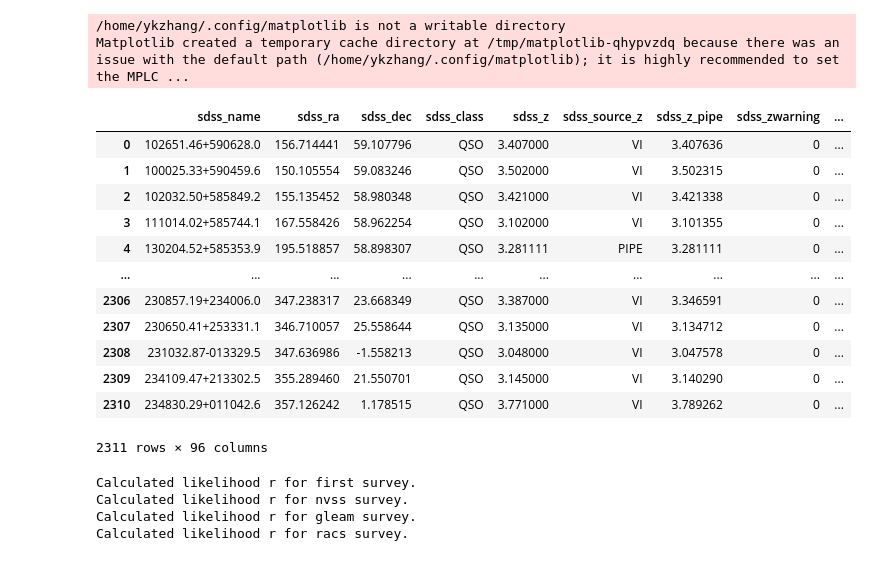
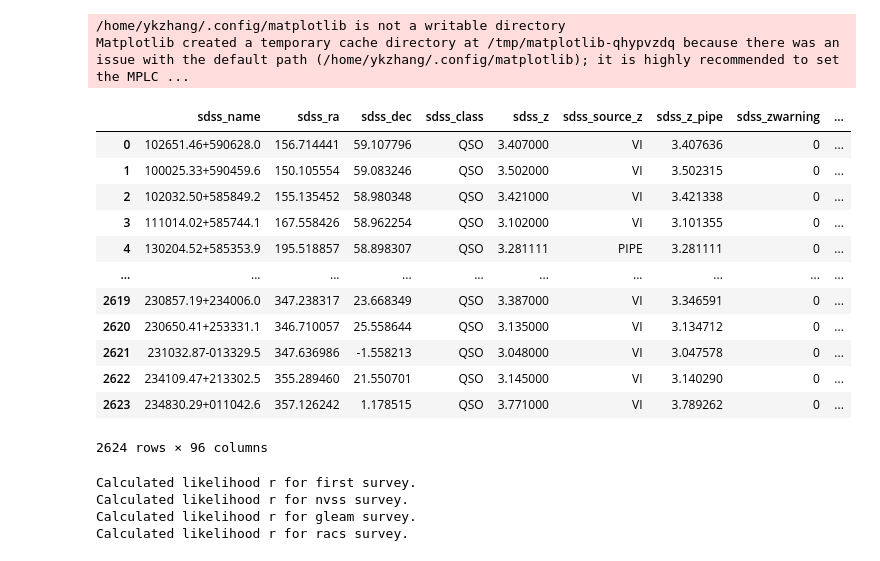
Before and after one commit to ykzhang112233/highz-catalogue, a Jupyter notebook: scripts/0-result_analysis.ipynb, the cells around one changed output. Drawn from its saved outputs; the diff is of its cells as text; code cells hidden in the pictures.

```diff
--- a/scripts/0-result_analysis.ipynb
+++ b/scripts/0-result_analysis.ipynb
@@ -519,36 +519,38 @@ df_ref_a = table_fa.to_pandas()
 # %%
 # select subset with z_reliable_flag == 1 and source_tier_first exist and =1
 # df_z12 = df_fi[df_fi['z_reliable_flag'] <= 2].reset_index(drop=True)
 
 def get_tier_flag(row,column_use):
     tiers = row[[column_use]]
     if any(t == 1 for t in tiers):
         return 'tier_1'
     elif any(t in [2, 3] for t in tiers):
         return 'tier23'
     else:
         return 'none'  # 可选
 def filter_df(df1,df_full,z_flag_lim = 1):
     df1=df1[df1['z_reliable_flag'] <= z_flag_lim].reset_index(drop=True)
-    df_full=df_full[df_full['sdss_name'].isin(df1['sdss_name'])].reset_index(drop=True)
+    df_full=df_full[(df_full['sdss_name'].isin(df1['sdss_name'])) | (df_full['source_tier_first'] == -1) \
+                     | (df_full['source_tier_nvss'] == -1) | (df_full['source_tier_gleam'] == -1) | (df_full['source_tier_racs'] == -1)
+                    ].reset_index(drop=True)
     return df1,df_full
 
 df_good,df_full_good= filter_df(df_fi, df_ref_a, z_flag_lim=2)
 df_full_good
 # %% [output]
 |  | sdss_name | sdss_ra | sdss_dec | sdss_class | sdss_z | sdss_source_z | sdss_z_pipe | sdss_zwarning | ... |
 | 0 | 102651.46+590628.0 | 156.714441 | 59.107796 | QSO | 3.407000 | VI | 3.407636 | 0 | ... |
 | 1 | 100025.33+590459.6 | 150.105554 | 59.083246 | QSO | 3.502000 | VI | 3.502315 | 0 | ... |
 | 2 | 102032.50+585849.2 | 155.135452 | 58.980348 | QSO | 3.421000 | VI | 3.421338 | 0 | ... |
 | 3 | 111014.02+585744.1 | 167.558426 | 58.962254 | QSO | 3.102000 | VI | 3.101355 | 0 | ... |
 | 4 | 130204.52+585353.9 | 195.518857 | 58.898307 | QSO | 3.281111 | PIPE | 3.281111 | 0 | ... |
 | ... | ... | ... | ... | ... | ... | ... | ... | ... | ... |
-| 2306 | 230857.19+234006.0 | 347.238317 | 23.668349 | QSO | 3.387000 | VI | 3.346591 | 0 | ... |
-| 2307 | 230650.41+253331.1 | 346.710057 | 25.558644 | QSO | 3.135000 | VI | 3.134712 | 0 | ... |
-| 2308 | 231032.87-013329.5 | 347.636986 | -1.558213 | QSO | 3.048000 | VI | 3.047578 | 0 | ... |
-| 2309 | 234109.47+213302.5 | 355.289460 | 21.550701 | QSO | 3.145000 | VI | 3.140290 | 0 | ... |
-| 2310 | 234830.29+011042.6 | 357.126242 | 1.178515 | QSO | 3.771000 | VI | 3.789262 | 0 | ... |
+| 2619 | 230857.19+234006.0 | 347.238317 | 23.668349 | QSO | 3.387000 | VI | 3.346591 | 0 | ... |
+| 2620 | 230650.41+253331.1 | 346.710057 | 25.558644 | QSO | 3.135000 | VI | 3.134712 | 0 | ... |
+| 2621 | 231032.87-013329.5 | 347.636986 | -1.558213 | QSO | 3.048000 | VI | 3.047578 | 0 | ... |
+| 2622 | 234109.47+213302.5 | 355.289460 | 21.550701 | QSO | 3.145000 | VI | 3.140290 | 0 | ... |
+| 2623 | 234830.29+011042.6 | 357.126242 | 1.178515 | QSO | 3.771000 | VI | 3.789262 | 0 | ... |
-2311 rows × 96 columns
+2624 rows × 96 columns
 # %%
 # for sdss, we used a positional uncertainty of 0.1''
 # for first, we used a positional uncertainty of 0.4'' (Ivezic2002, Becker1995)
```
Also changed, not shown: parts of 1 cell of this notebook.
